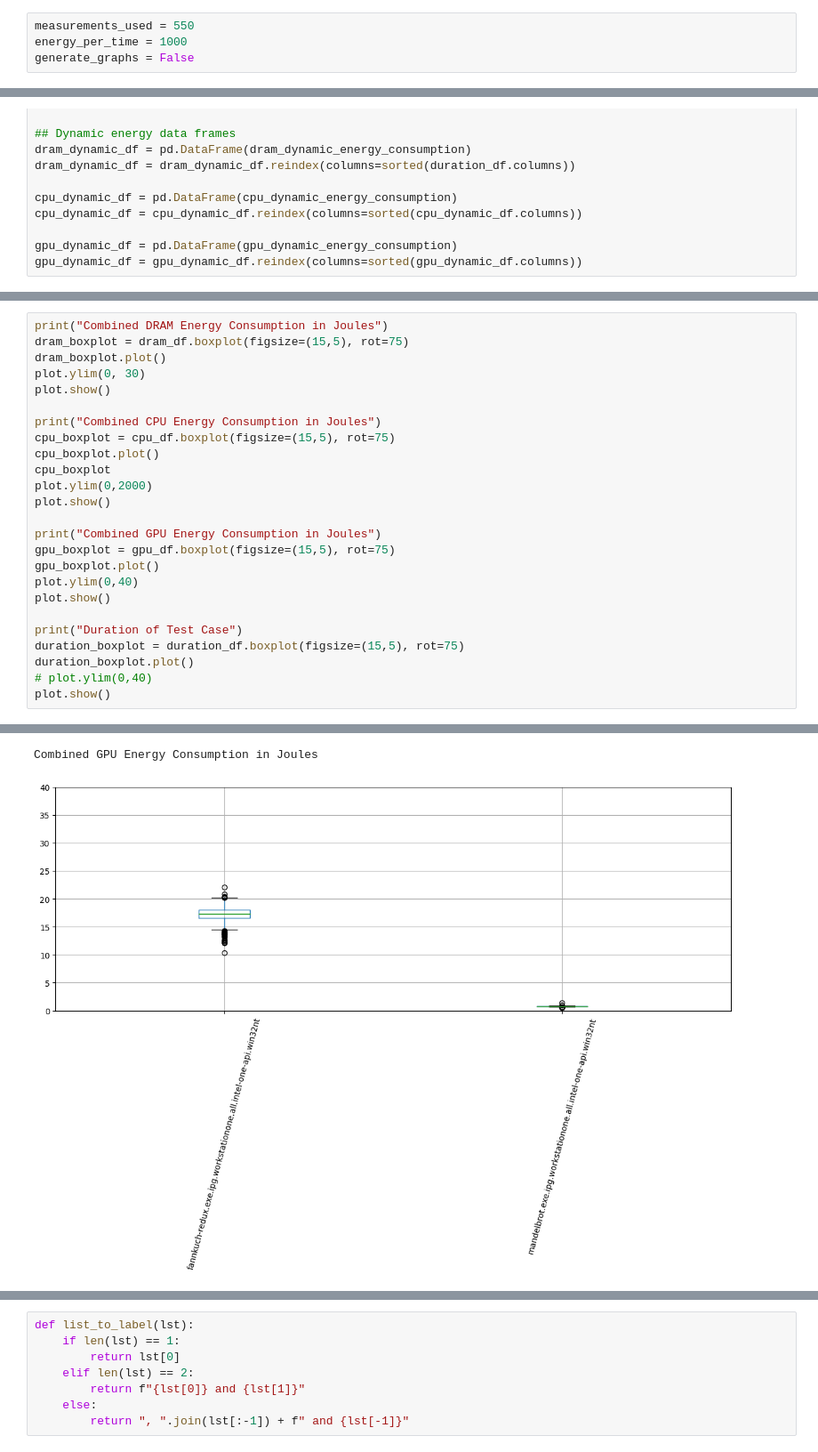
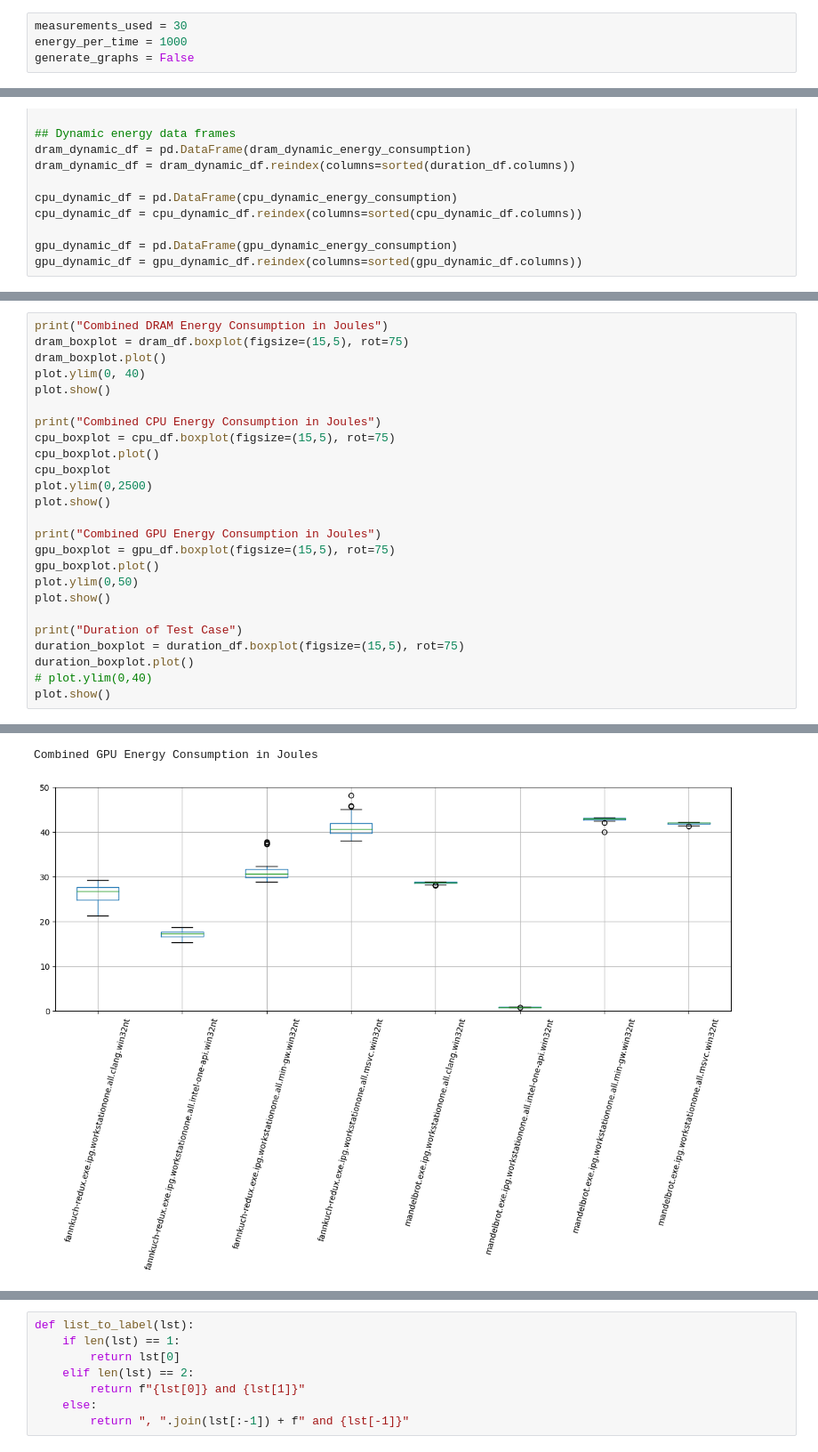
Before and after one commit to KuskIV/BDEnergy, a Jupyter notebook: analytics/result-analysis.ipynb, the cells around one changed output, grey strips where cells are left out. Shown at 89% size. Cells and saved outputs as stored; diff of their text form.

```diff
--- a/analytics/result-analysis.ipynb
+++ b/analytics/result-analysis.ipynb
@@ -17,7 +17,7 @@ db = DatabaseConnection()
 # %% [output]
 Connected to MySQL Server version  8.0.31-23
 # %%
-measurements_used = 550
+measurements_used = 30
 energy_per_time = 1000
 generate_graphs = False
 # %%
@@ -369,20 +388,20 @@ dram_df
 print("Combined DRAM Energy Consumption in Joules")
 dram_boxplot = dram_df.boxplot(figsize=(15,5), rot=75)
 dram_boxplot.plot()
-plot.ylim(0, 30)
+plot.ylim(0, 40)
 plot.show()
 
 print("Combined CPU Energy Consumption in Joules")
 cpu_boxplot = cpu_df.boxplot(figsize=(15,5), rot=75)
 cpu_boxplot.plot()
 cpu_boxplot
-plot.ylim(0,2000)
+plot.ylim(0,2500)
 plot.show()
 
 print("Combined GPU Energy Consumption in Joules")
 gpu_boxplot = gpu_df.boxplot(figsize=(15,5), rot=75)
 gpu_boxplot.plot()
-plot.ylim(0,40)
+plot.ylim(0,50)
 plot.show()
 
 print("Duration of Test Case")
@@ -398,3 +417,3 @@ Combined CPU Energy Consumption in Joules
 Combined GPU Energy Consumption in Joules
-[figure, old version]
+[figure, new version]
 Duration of Test Case
```
Also changed, not shown: parts of 11 cells of this notebook, 14 other files.
